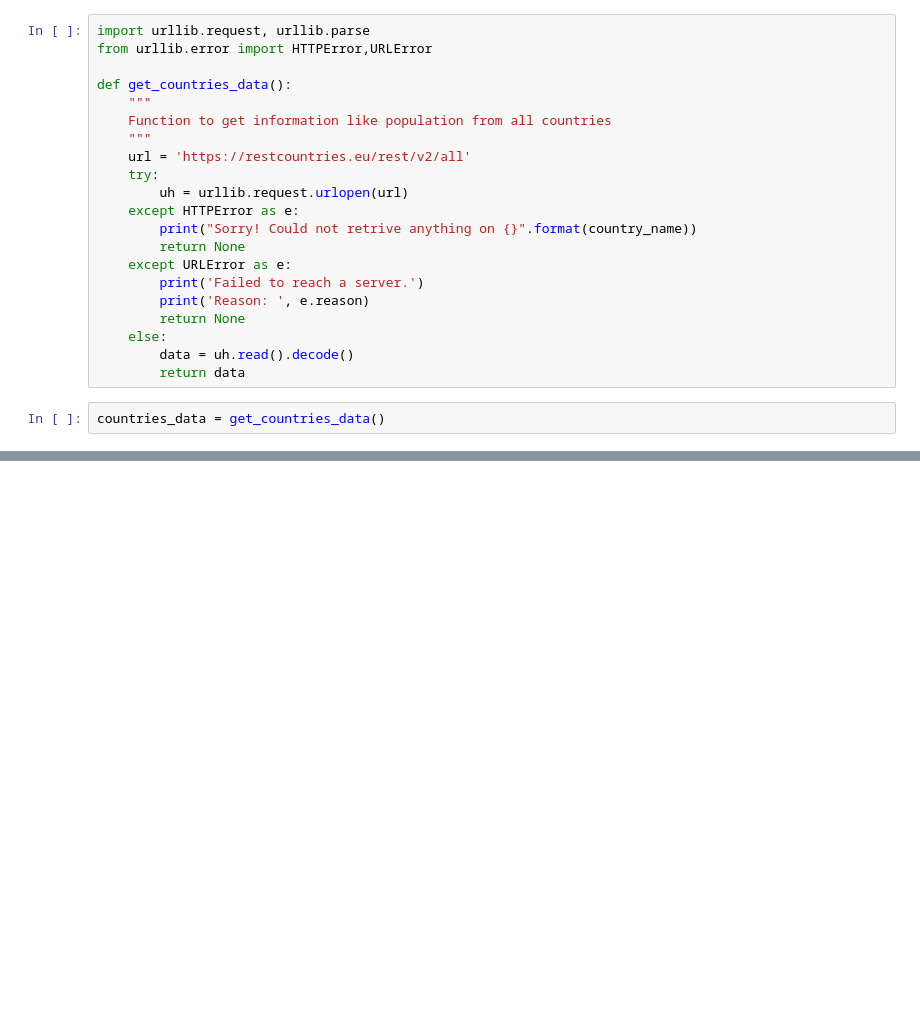
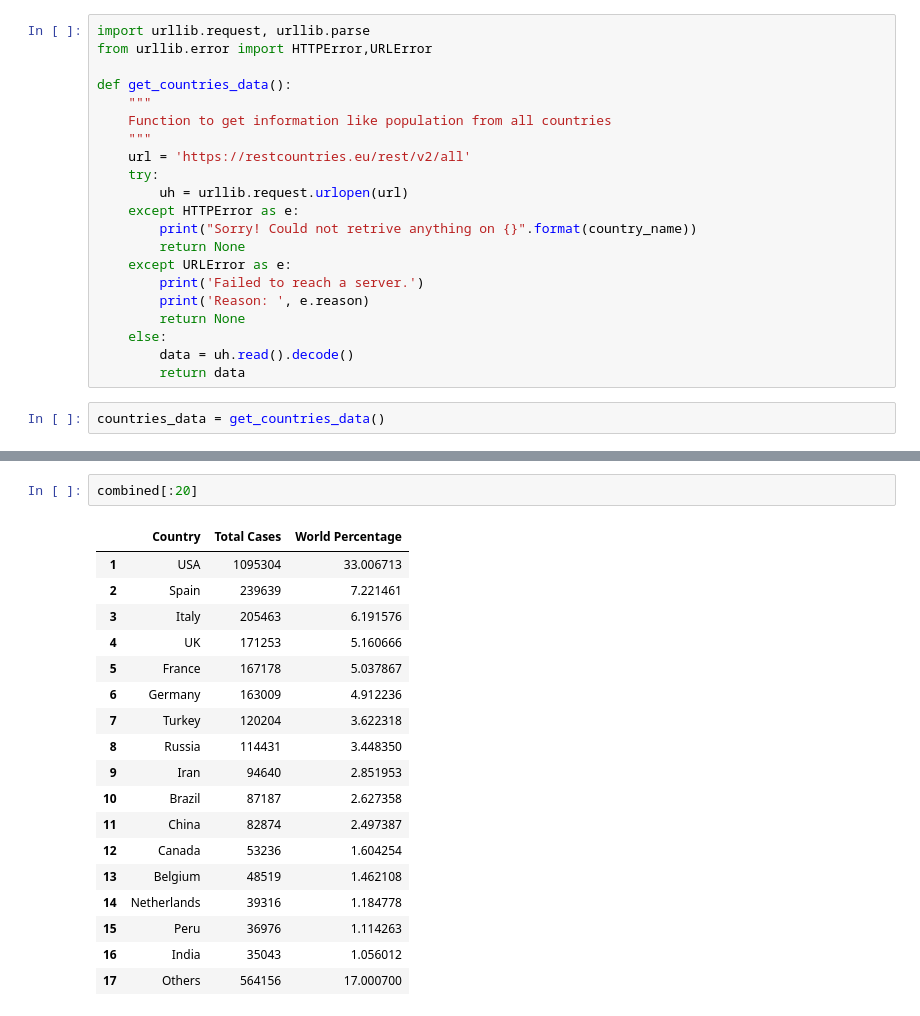
Before and after one commit to lapulgaatomica/covid_wrangling, a Jupyter notebook: WorldometerCovid.ipynb, the cells around one changed output, grey strips where cells are left out. Cells and saved outputs as stored; diff of their text form; blank space fills up the shorter version.

```diff
--- a/WorldometerCovid.ipynb
+++ b/WorldometerCovid.ipynb
@@ -137,0 +150,21 @@ with_pop[210:240]
+# %%
+combined[:20]
+# %% [output]
+|  | Country | Total Cases | World Percentage |
+| 1 | USA | 1095304 | 33.006713 |
+| 2 | Spain | 239639 | 7.221461 |
+| 3 | Italy | 205463 | 6.191576 |
+| 4 | UK | 171253 | 5.160666 |
+| 5 | France | 167178 | 5.037867 |
+| 6 | Germany | 163009 | 4.912236 |
+| 7 | Turkey | 120204 | 3.622318 |
+| 8 | Russia | 114431 | 3.448350 |
+| 9 | Iran | 94640 | 2.851953 |
+| 10 | Brazil | 87187 | 2.627358 |
+| 11 | China | 82874 | 2.497387 |
+| 12 | Canada | 53236 | 1.604254 |
+| 13 | Belgium | 48519 | 1.462108 |
+| 14 | Netherlands | 39316 | 1.184778 |
+| 15 | Peru | 36976 | 1.114263 |
+| 16 | India | 35043 | 1.056012 |
+| 17 | Others | 564156 | 17.000700 |
```
Also changed, not shown: parts of 17 cells of this notebook.
